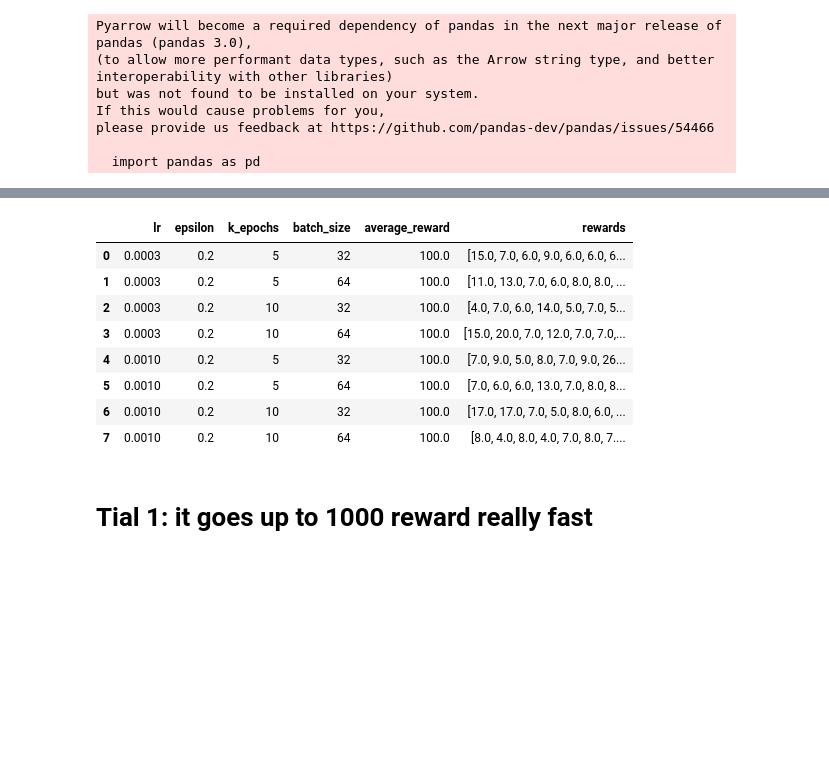
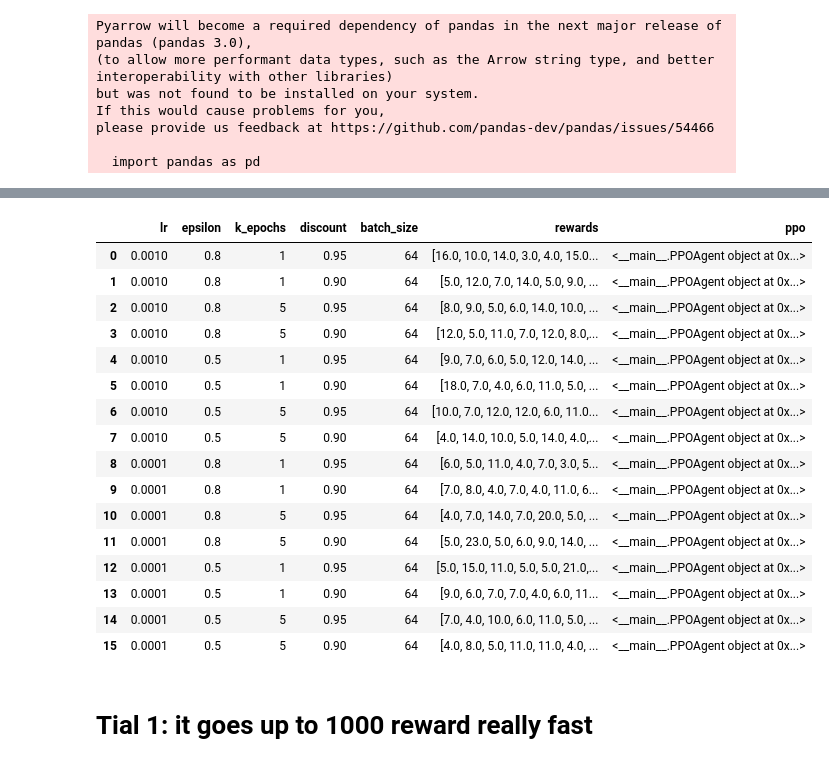
Before and after one commit to saraahmadi3/inf368, a Jupyter notebook: project/final_task7.ipynb, the cells around one changed output, grey strips where cells are left out. Cells and saved outputs as stored; diff of their text form; code cells hidden in the pictures; blank space fills up the shorter version.

```diff
--- a/project/final_task7.ipynb
+++ b/project/final_task7.ipynb
@@ -282,15 +278,23 @@ df_results_1 = run_experiments(env, param_grid)
 # %%
-df_results = pd.read_csv('./rewards/ex_results_1.csv')
+df_results = pd.read_csv('./rewards/ex_results_f.csv')
 df_results
 # %% [output]
-|  | lr | epsilon | k_epochs | batch_size | average_reward | rewards |
-| 0 | 0.0003 | 0.2 | 5 | 32 | 100.0 | [15.0, 7.0, 6.0, 9.0, 6.0, 6.0, 6... |
-| 1 | 0.0003 | 0.2 | 5 | 64 | 100.0 | [11.0, 13.0, 7.0, 6.0, 8.0, 8.0, ... |
-| 2 | 0.0003 | 0.2 | 10 | 32 | 100.0 | [4.0, 7.0, 6.0, 14.0, 5.0, 7.0, 5... |
-| 3 | 0.0003 | 0.2 | 10 | 64 | 100.0 | [15.0, 20.0, 7.0, 12.0, 7.0, 7.0,... |
-| 4 | 0.0010 | 0.2 | 5 | 32 | 100.0 | [7.0, 9.0, 5.0, 8.0, 7.0, 9.0, 26... |
-| 5 | 0.0010 | 0.2 | 5 | 64 | 100.0 | [7.0, 6.0, 6.0, 13.0, 7.0, 8.0, 8... |
-| 6 | 0.0010 | 0.2 | 10 | 32 | 100.0 | [17.0, 17.0, 7.0, 5.0, 8.0, 6.0, ... |
-| 7 | 0.0010 | 0.2 | 10 | 64 | 100.0 | [8.0, 4.0, 8.0, 4.0, 7.0, 8.0, 7.... |
+|  | lr | epsilon | k_epochs | discount | batch_size | rewards | ppo |
+| 0 | 0.0010 | 0.8 | 1 | 0.95 | 64 | [16.0, 10.0, 14.0, 3.0, 4.0, 15.0... | <__main__.PPOAgent object at 0x...> |
+| 1 | 0.0010 | 0.8 | 1 | 0.90 | 64 | [5.0, 12.0, 7.0, 14.0, 5.0, 9.0, ... | <__main__.PPOAgent object at 0x...> |
+| 2 | 0.0010 | 0.8 | 5 | 0.95 | 64 | [8.0, 9.0, 5.0, 6.0, 14.0, 10.0, ... | <__main__.PPOAgent object at 0x...> |
+| 3 | 0.0010 | 0.8 | 5 | 0.90 | 64 | [12.0, 5.0, 11.0, 7.0, 12.0, 8.0,... | <__main__.PPOAgent object at 0x...> |
+| 4 | 0.0010 | 0.5 | 1 | 0.95 | 64 | [9.0, 7.0, 6.0, 5.0, 12.0, 14.0, ... | <__main__.PPOAgent object at 0x...> |
+| 5 | 0.0010 | 0.5 | 1 | 0.90 | 64 | [18.0, 7.0, 4.0, 6.0, 11.0, 5.0, ... | <__main__.PPOAgent object at 0x...> |
+| 6 | 0.0010 | 0.5 | 5 | 0.95 | 64 | [10.0, 7.0, 12.0, 12.0, 6.0, 11.0... | <__main__.PPOAgent object at 0x...> |
+| 7 | 0.0010 | 0.5 | 5 | 0.90 | 64 | [4.0, 14.0, 10.0, 5.0, 14.0, 4.0,... | <__main__.PPOAgent object at 0x...> |
+| 8 | 0.0001 | 0.8 | 1 | 0.95 | 64 | [6.0, 5.0, 11.0, 4.0, 7.0, 3.0, 5... | <__main__.PPOAgent object at 0x...> |
+| 9 | 0.0001 | 0.8 | 1 | 0.90 | 64 | [7.0, 8.0, 4.0, 7.0, 4.0, 11.0, 6... | <__main__.PPOAgent object at 0x...> |
+| 10 | 0.0001 | 0.8 | 5 | 0.95 | 64 | [4.0, 7.0, 14.0, 7.0, 20.0, 5.0, ... | <__main__.PPOAgent object at 0x...> |
+| 11 | 0.0001 | 0.8 | 5 | 0.90 | 64 | [5.0, 23.0, 5.0, 6.0, 9.0, 14.0, ... | <__main__.PPOAgent object at 0x...> |
+| 12 | 0.0001 | 0.5 | 1 | 0.95 | 64 | [5.0, 15.0, 11.0, 5.0, 5.0, 21.0,... | <__main__.PPOAgent object at 0x...> |
+| 13 | 0.0001 | 0.5 | 1 | 0.90 | 64 | [9.0, 6.0, 7.0, 7.0, 4.0, 6.0, 11... | <__main__.PPOAgent object at 0x...> |
+| 14 | 0.0001 | 0.5 | 5 | 0.95 | 64 | [7.0, 4.0, 10.0, 6.0, 11.0, 5.0, ... | <__main__.PPOAgent object at 0x...> |
+| 15 | 0.0001 | 0.5 | 5 | 0.90 | 64 | [4.0, 8.0, 5.0, 11.0, 11.0, 4.0, ... | <__main__.PPOAgent object at 0x...> |
 # %% [markdown]
 # Tial 1: it goes up to 1000 reward really fast
```
Also changed, not shown: parts of 15 cells of this notebook, 6 other files.
